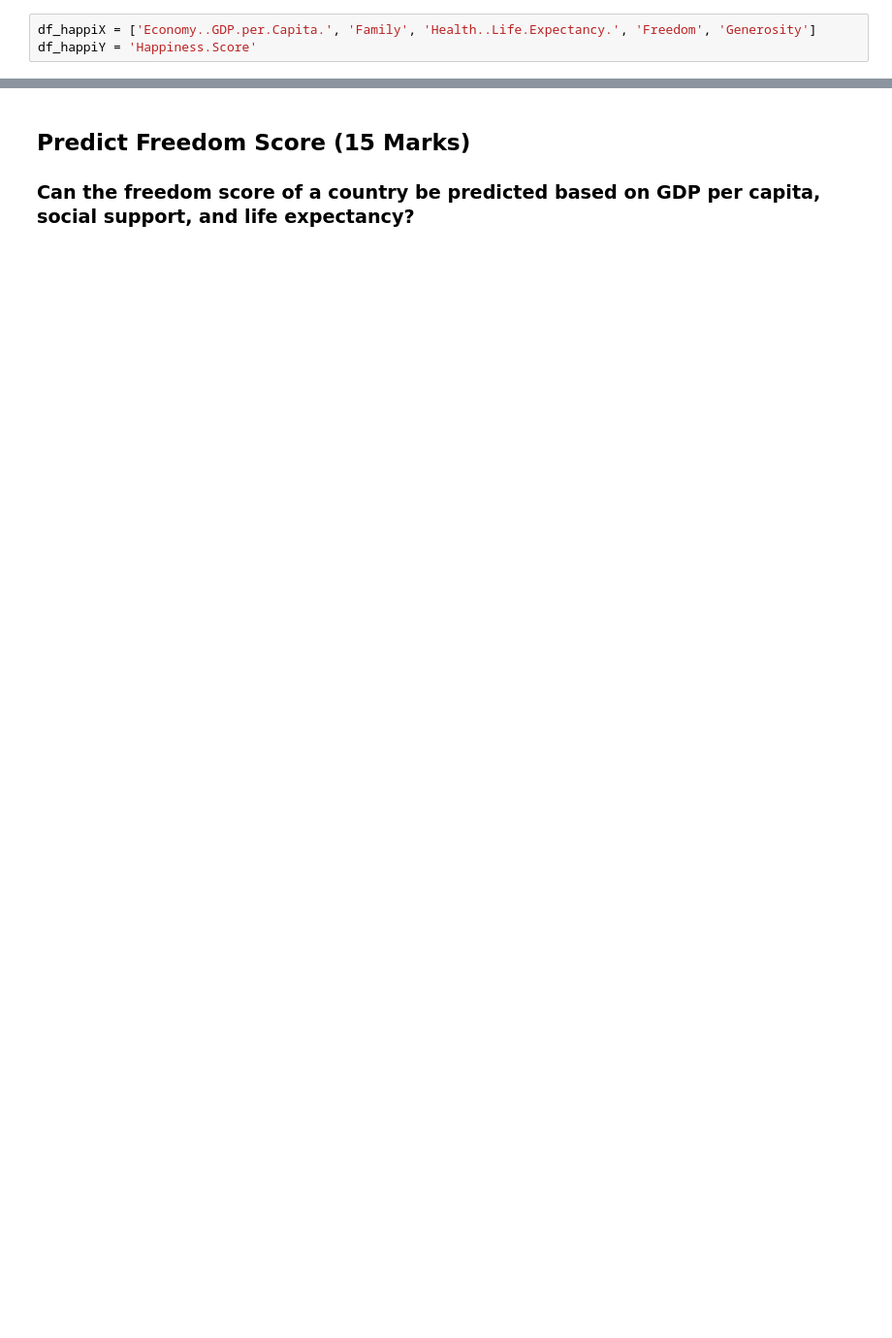
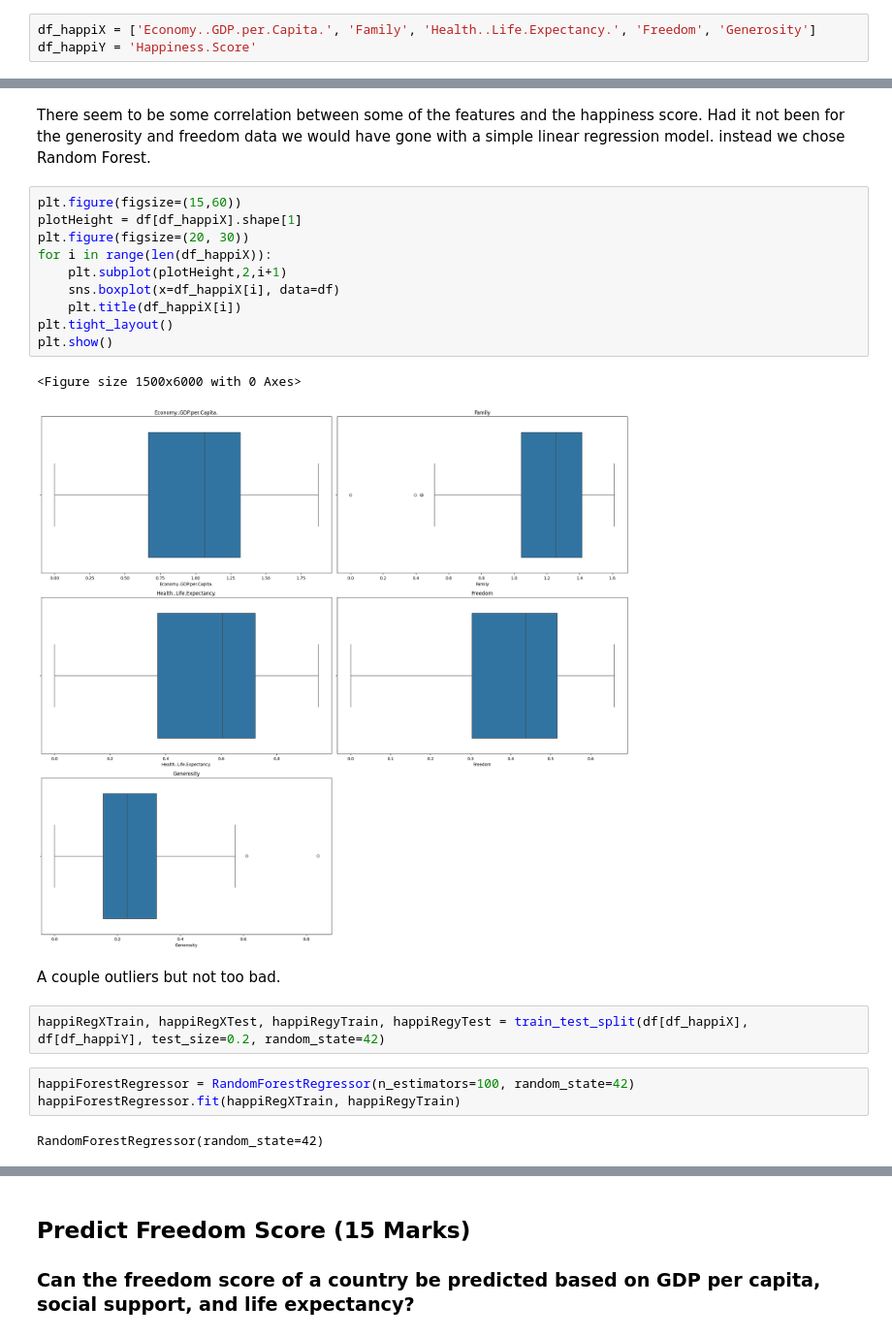
Before and after one commit to Vovegog/IBE400---Group-Project, a Jupyter notebook: groupProject.ipynb, the cells around one changed output, grey strips where cells are left out. Shown at 97% size. Saved outputs shown, nothing was run; the diff lists cells and outputs as text; blank space fills up the shorter version.

```diff
--- a/groupProject.ipynb
+++ b/groupProject.ipynb
@@ -337,0 +333,25 @@ plt.show
+# %% [markdown]
+There seem to be some correlation between some of the features and the happiness score.
+Had it not been for the generosity and freedom data we would have gone with a simple linear regression model. instead we chose Random Forest.
+# %%
+plt.figure(figsize=(15,60))
+plotHeight = df[df_happiX].shape[1]
+plt.figure(figsize=(20, 30))
+for i in range(len(df_happiX)):
+    plt.subplot(plotHeight,2,i+1)
+    sns.boxplot(x=df_happiX[i], data=df)
+    plt.title(df_happiX[i])
+plt.tight_layout()
+plt.show()
+# %% [output]
+<Figure size 1500x6000 with 0 Axes>
+[figure, added]
+# %% [markdown]
+A couple outliers but not too bad.
+# %%
+happiRegXTrain, happiRegXTest, happiRegyTrain, happiRegyTest = train_test_split(df[df_happiX], df[df_happiY], test_size=0.2, random_state=42)
+# %%
+happiForestRegressor = RandomForestRegressor(n_estimators=100, random_state=42)
+happiForestRegressor.fit(happiRegXTrain, happiRegyTrain)
+# %% [output]
+RandomForestRegressor(random_state=42)
```
Also changed, not shown: parts of 7 cells of this notebook.
